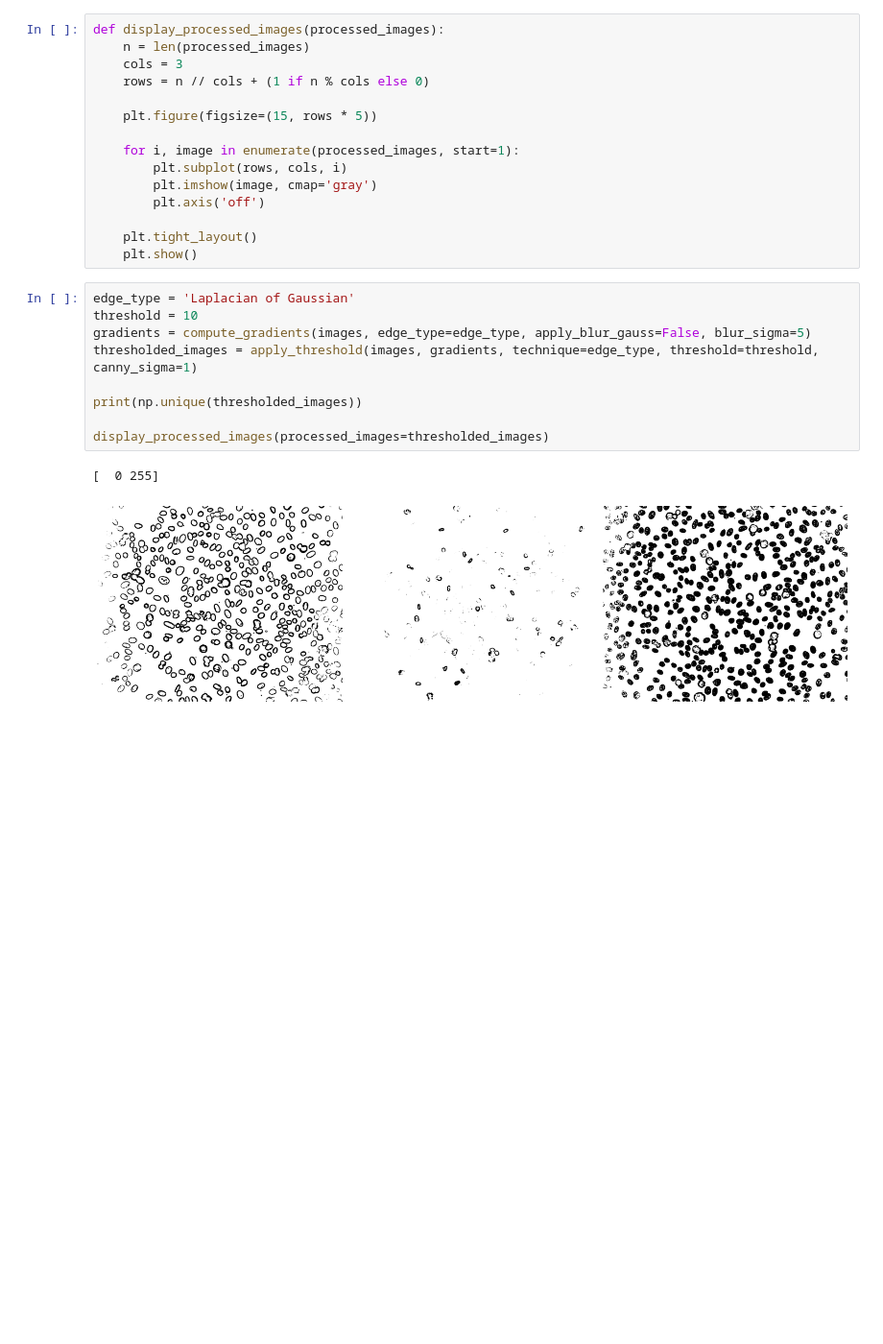
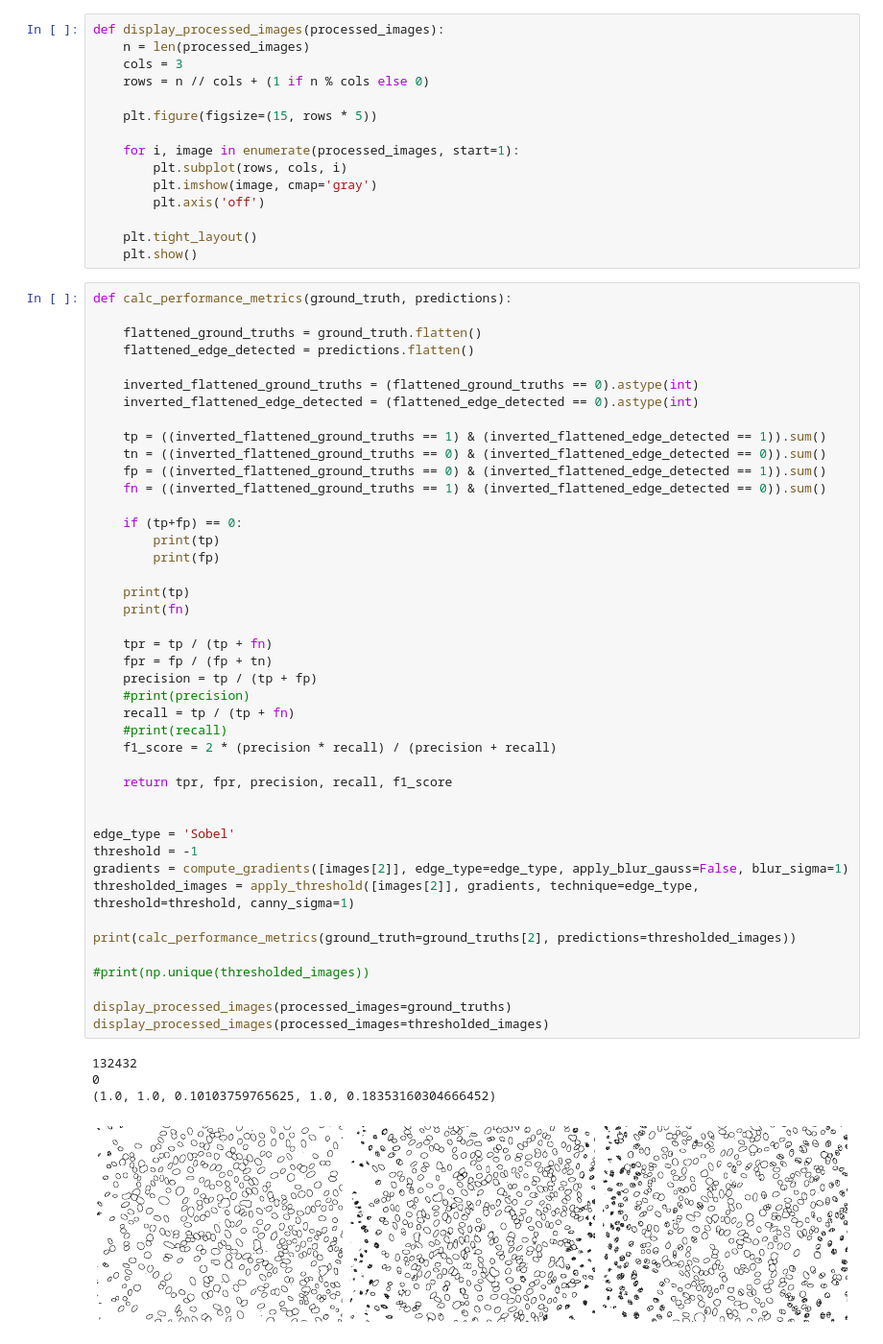
Before and after one commit to RRabayah/CVProj, a Jupyter notebook: task2.ipynb, the cells around one changed output. Shown at 96% size. Cells and saved outputs as stored; diff of their text form; blank space fills up the shorter version.

```diff
--- a/task2.ipynb
+++ b/task2.ipynb
@@ -140,15 +175,51 @@ def display_processed_images(processed_images):
 
     plt.tight_layout()
     plt.show()
-# %%
-edge_type = 'Laplacian of Gaussian'
-threshold = 10
-gradients = compute_gradients(images, edge_type=edge_type, apply_blur_gauss=False, blur_sigma=5)
-thresholded_images = apply_threshold(images, gradients, technique=edge_type, threshold=threshold, canny_sigma=1)
-
-print(np.unique(thresholded_images))
-
-display_processed_images(processed_images=thresholded_images)
-# %% [output]
-[  0 255]
-[figure, removed]
+# %%
+def calc_performance_metrics(ground_truth, predictions):
+
+    flattened_ground_truths = ground_truth.flatten()
+    flattened_edge_detected = predictions.flatten()
+
+    inverted_flattened_ground_truths = (flattened_ground_truths == 0).astype(int)
+    inverted_flattened_edge_detected = (flattened_edge_detected == 0).astype(int)
+
+    tp = ((inverted_flattened_ground_truths == 1) & (inverted_flattened_edge_detected == 1)).sum()
+    tn = ((inverted_flattened_ground_truths == 0) & (inverted_flattened_edge_detected == 0)).sum()
+    fp = ((inverted_flattened_ground_truths == 0) & (inverted_flattened_edge_detected == 1)).sum()
+    fn = ((inverted_flattened_ground_truths == 1) & (inverted_flattened_edge_detected == 0)).sum()
+
+    if (tp+fp) == 0:
+        print(tp)
+        print(fp)
+
+    print(tp)
+    print(fn)
+
+    tpr = tp / (tp + fn)
+    fpr = fp / (fp + tn)
+    precision = tp / (tp + fp)
+    #print(precision)
+    recall = tp / (tp + fn)
+    #print(recall)
+    f1_score = 2 * (precision * recall) / (precision + recall)
+
+    return tpr, fpr, precision, recall, f1_score
+
+
+edge_type = 'Sobel'
+threshold = -1
+gradients = compute_gradients([images[2]], edge_type=edge_type, apply_blur_gauss=False, blur_sigma=1)
+thresholded_images = apply_threshold([images[2]], gradients, technique=edge_type, threshold=threshold, canny_sigma=1)
+
+print(calc_performance_metrics(ground_truth=ground_truths[2], predictions=thresholded_images))
+
+#print(np.unique(thresholded_images))
+
+display_processed_images(processed_images=ground_truths)
+display_processed_images(processed_images=thresholded_images)
+# %% [output]
+132432
+0
+(1.0, 1.0, 0.10103759765625, 1.0, 0.18353160304666452)
+[figure, added]
```
Also changed, not shown: parts of 5 cells of this notebook, 5 other files.
